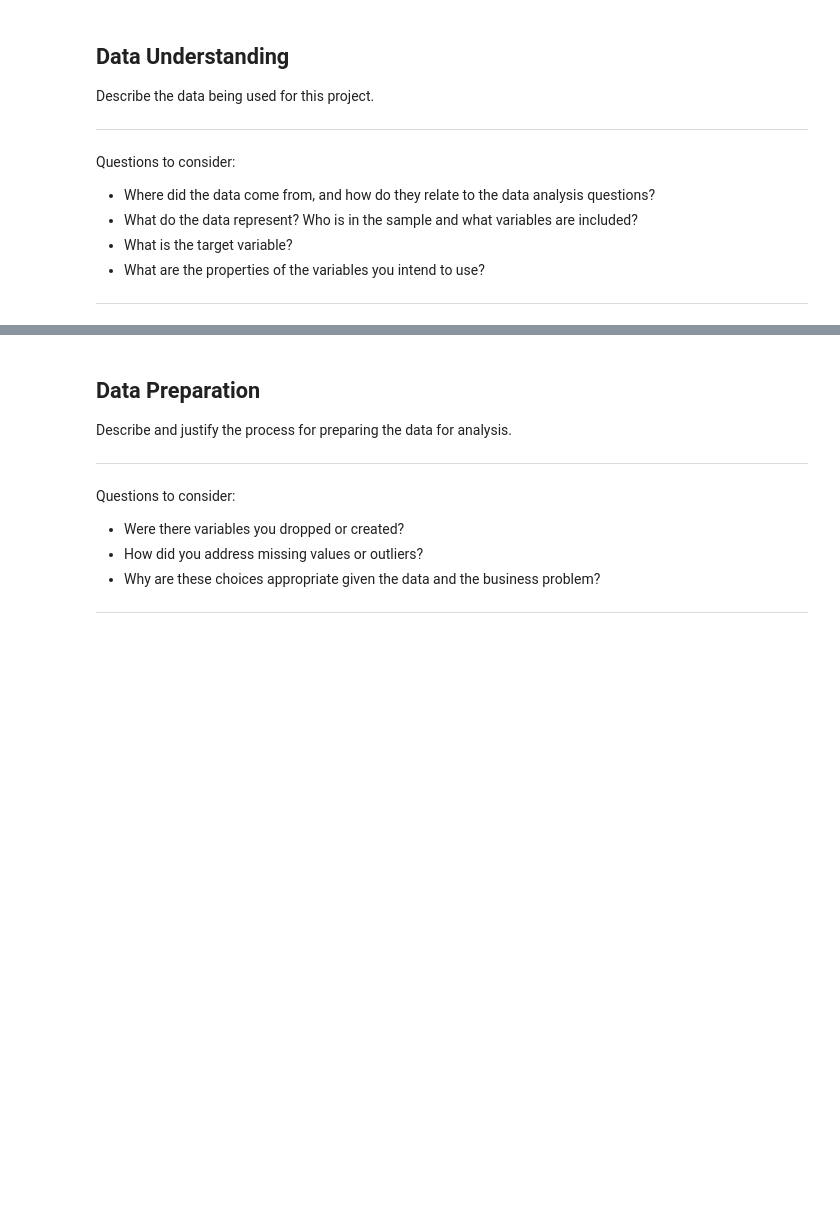
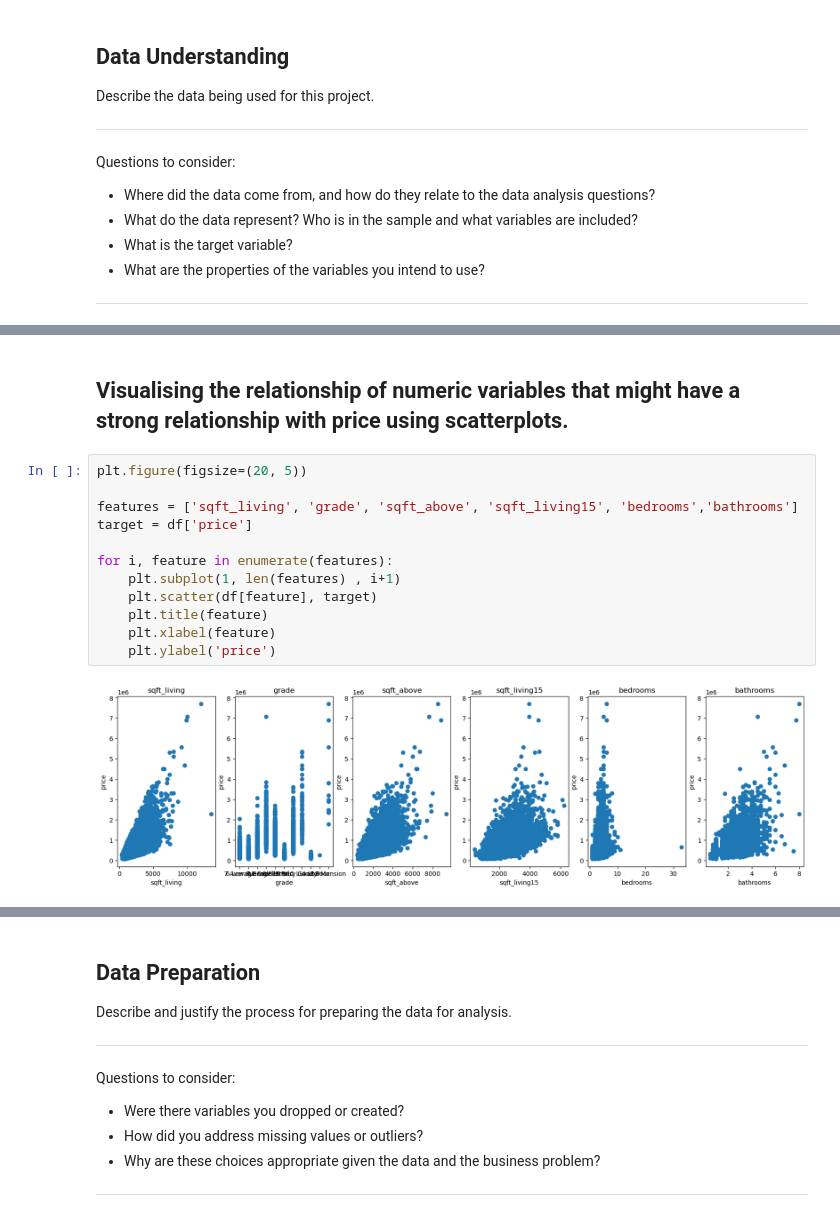
Before and after one commit to PerisWamoni/House-Sales-Analysis, a Jupyter notebook: house_sales.ipynb, the cells around one changed output, grey strips where cells are left out. Saved outputs shown, nothing was run; the diff lists cells and outputs as text; blank space fills up the shorter version.

```diff
--- a/house_sales.ipynb
+++ b/house_sales.ipynb
@@ -50,0 +183,16 @@ viz.sample_plot_1()
+# %% [markdown]
+## Visualising the relationship of numeric variables that might have a strong relationship with price using scatterplots.
+# %%
+plt.figure(figsize=(20, 5))
+
+features = ['sqft_living', 'grade', 'sqft_above', 'sqft_living15', 'bedrooms','bathrooms']
+target = df['price']
+
+for i, feature in enumerate(features):
+    plt.subplot(1, len(features) , i+1)
+    plt.scatter(df[feature], target)
+    plt.title(feature)
+    plt.xlabel(feature)
+    plt.ylabel('price')
+# %% [output]
+[figure, added]
```
Also changed, not shown: parts of 52 cells of this notebook.
